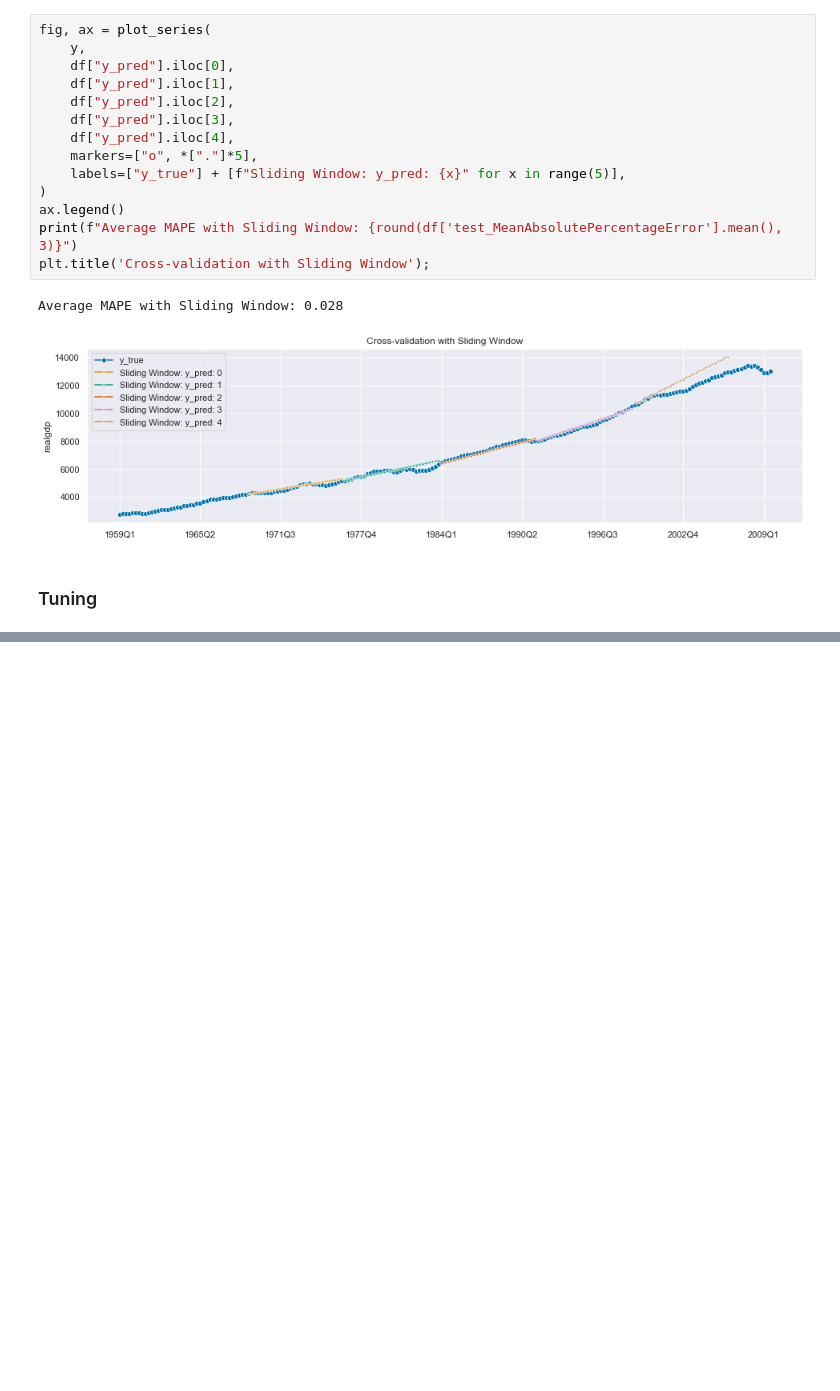
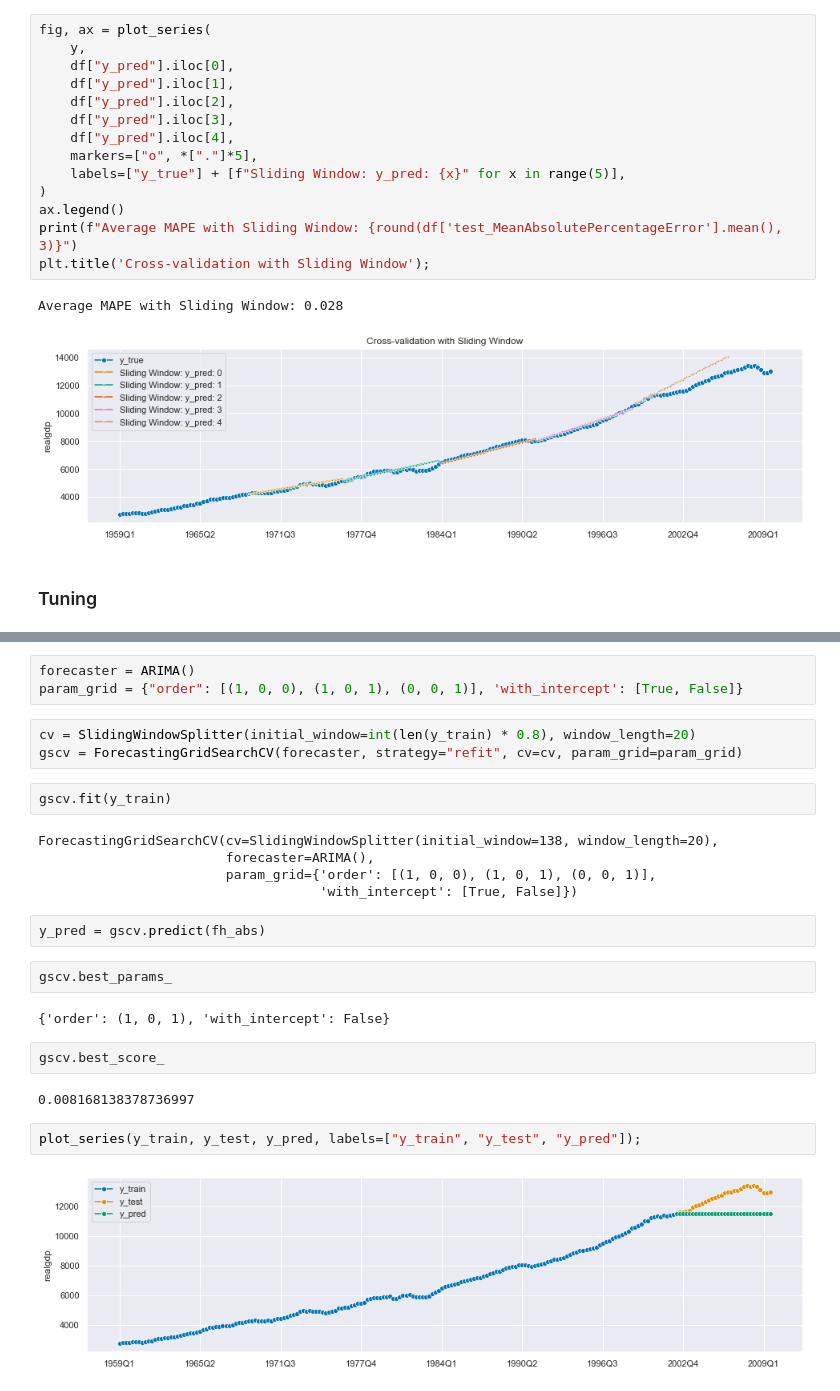
Before and after one commit to joanlenczuk/sktime_article, a Jupyter notebook: Sktime overview.ipynb, the cells around one changed output, grey strips where cells are left out. Drawn from its saved outputs; the diff is of its cells as text; blank space fills up the shorter version.

```diff
--- a/Sktime overview.ipynb
+++ b/Sktime overview.ipynb
@@ -326,0 +325,27 @@ ForecastingRandomizedSearchCV()
+# %%
+forecaster = ARIMA()
+param_grid = {"order": [(1, 0, 0), (1, 0, 1), (0, 0, 1)], 'with_intercept': [True, False]}
+# %%
+cv = SlidingWindowSplitter(initial_window=int(len(y_train) * 0.8), window_length=20)
+gscv = ForecastingGridSearchCV(forecaster, strategy="refit", cv=cv, param_grid=param_grid)
+# %%
+gscv.fit(y_train)
+# %% [output]
+ForecastingGridSearchCV(cv=SlidingWindowSplitter(initial_window=138, window_length=20),
+                        forecaster=ARIMA(),
+                        param_grid={'order': [(1, 0, 0), (1, 0, 1), (0, 0, 1)],
+                                    'with_intercept': [True, False]})
+# %%
+y_pred = gscv.predict(fh_abs)
+# %%
+gscv.best_params_
+# %% [output]
+{'order': (1, 0, 1), 'with_intercept': False}
+# %%
+gscv.best_score_
+# %% [output]
+0.008168138378736997
+# %%
+plot_series(y_train, y_test, y_pred, labels=["y_train", "y_test", "y_pred"]);
+# %% [output]
+[figure, added]
```
Also changed, not shown: parts of 25 cells of this notebook.
